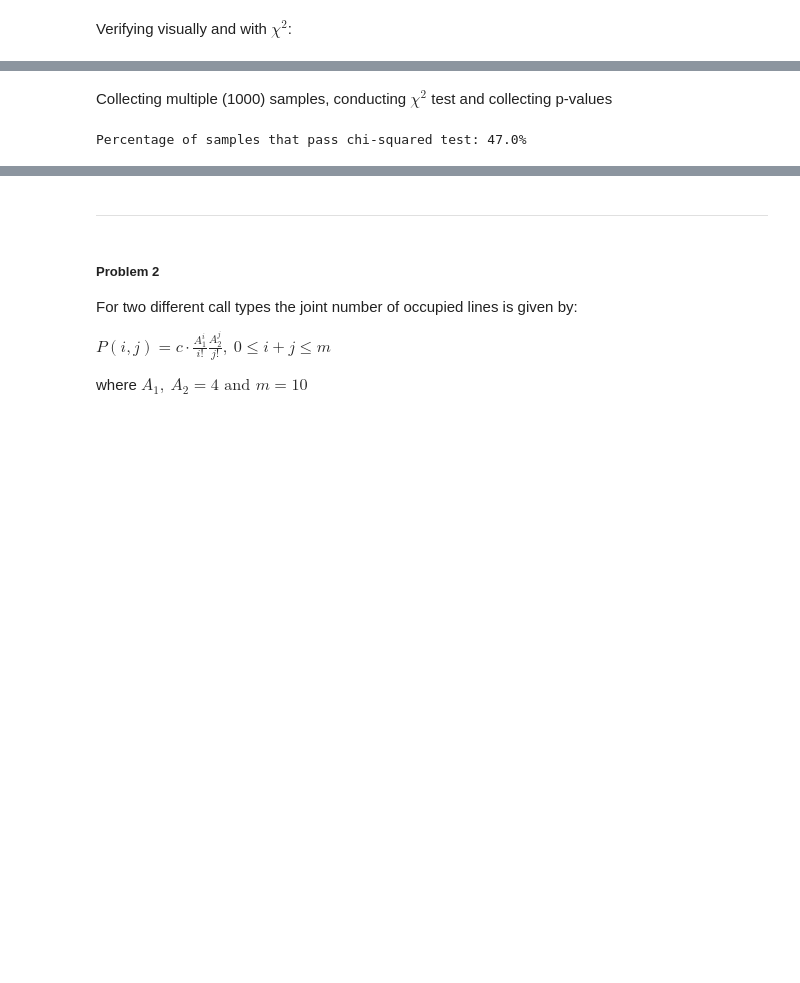
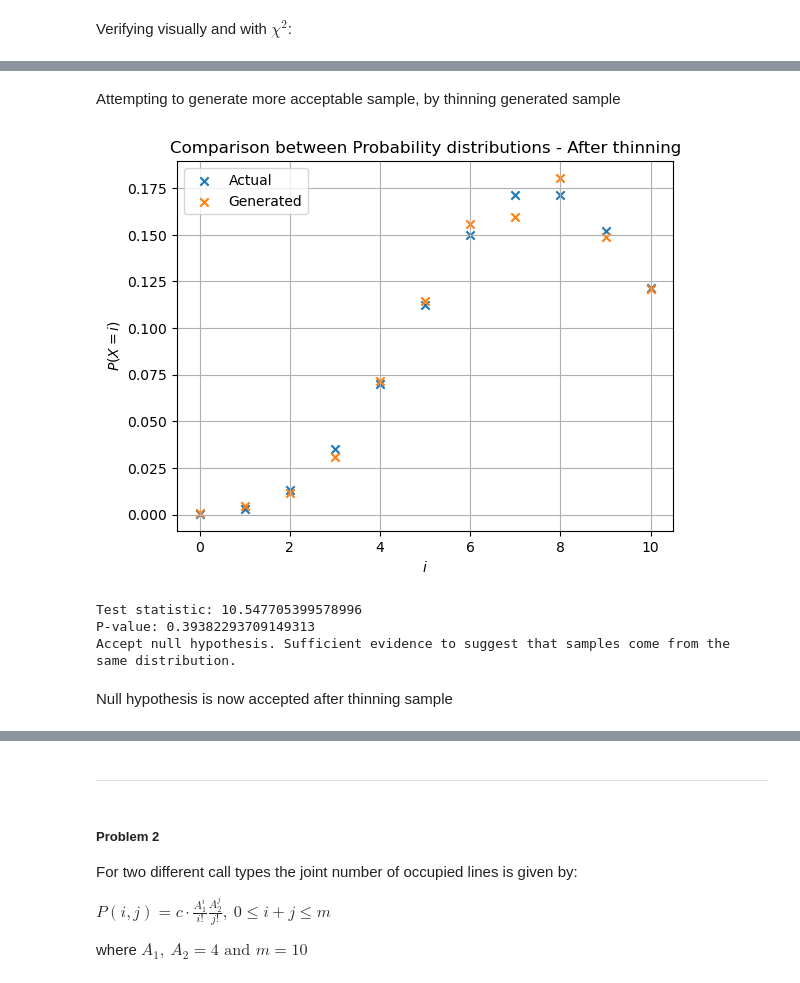
Before and after one commit to damiskov/02443-stochastic-simulation, a Jupyter notebook: Exercises/exercise6.ipynb, the cells around one changed output, grey strips where cells are left out. Cells and saved outputs as stored; diff of their text form; code cells hidden in the pictures; blank space fills up the shorter version.

```diff
--- a/Exercises/exercise6.ipynb
+++ b/Exercises/exercise6.ipynb
@@ -36,7 +36,12 @@ def MH(n):
             X_i[i+1] = current_state
 
 
+
     return X_i
+
+
+def thin(sample, m):
+    return [sample[i] for i in range(len(sample)) if i%3==0]
 # %% [markdown]
 Simulating values, and finding probability distribution
 # %%
@@ -105,16 +109,29 @@ P-value: 2.4701566314851203e-06
 Reject null hypothesis. Sufficient evidence to suggest samples come from different distributions.
-# %% [markdown]
-Collecting multiple (1000) samples, conducting $\chi^2$ test and collecting p-values
-# %%
-p_vals = []
-
-for i in range(100):
-    n = 10000
-    vals = MH(n)
-    indices, pdf = make_pdf(vals)
-    _, p = chisquare(f_obs=[i*n for i in pdf], f_exp=[i*n for i in true_pdf(8, 10)])
-    p_vals.append(p)
-
-print(f"Percentage of samples that pass chi-squared test: {100*round(len([i for i in p_vals if i > 0.05])/len(p_vals), 2)}%")
-# %% [output]
-Percentage of samples that pass chi-squared test: 47.0%
+# %% [markdown]
+Attempting to generate more acceptable sample, by thinning generated sample
+# %%
+thinned_sample = thin(vals, 5)
+
+thinned_indices, thinned_pdf = make_pdf(thinned_sample)
+
+plt.scatter([i for i in range(0, 11)],true_pdf(8, 10), marker="x", label="Actual")
+plt.scatter(thinned_indices,thinned_pdf, marker="x",label="Generated")
+plt.grid()
+plt.xlabel(r"$i$")
+plt.title("Comparison between Probability distributions - After thinning")
+plt.legend(loc='upper left')
+plt.ylabel(r"$P(X=i)$")
+plt.show()
+
+chisq, p = chisquare(f_obs=[i*len(thinned_sample) for i in pdf], f_exp=[i*len(thinned_sample) for i in true_pdf(8, 10)])
+print(f"Test statistic: {chisq}")
+print(f"P-value: {p}")
+if p < 0.05: print("Reject null hypothesis. Sufficient evidence to suggest samples come from different distributions.")
+else: print("Accept null hypothesis. Sufficient evidence to suggest that samples come from the same distribution.")
+# %% [output]
+[figure, added]
+Test statistic: 10.547705399578996
+P-value: 0.39382293709149313
+Accept null hypothesis. Sufficient evidence to suggest that samples come from the same distribution.
+# %% [markdown]
+Null hypothesis is now accepted after thinning sample
```
Also changed, not shown: parts of 8 cells of this notebook.
